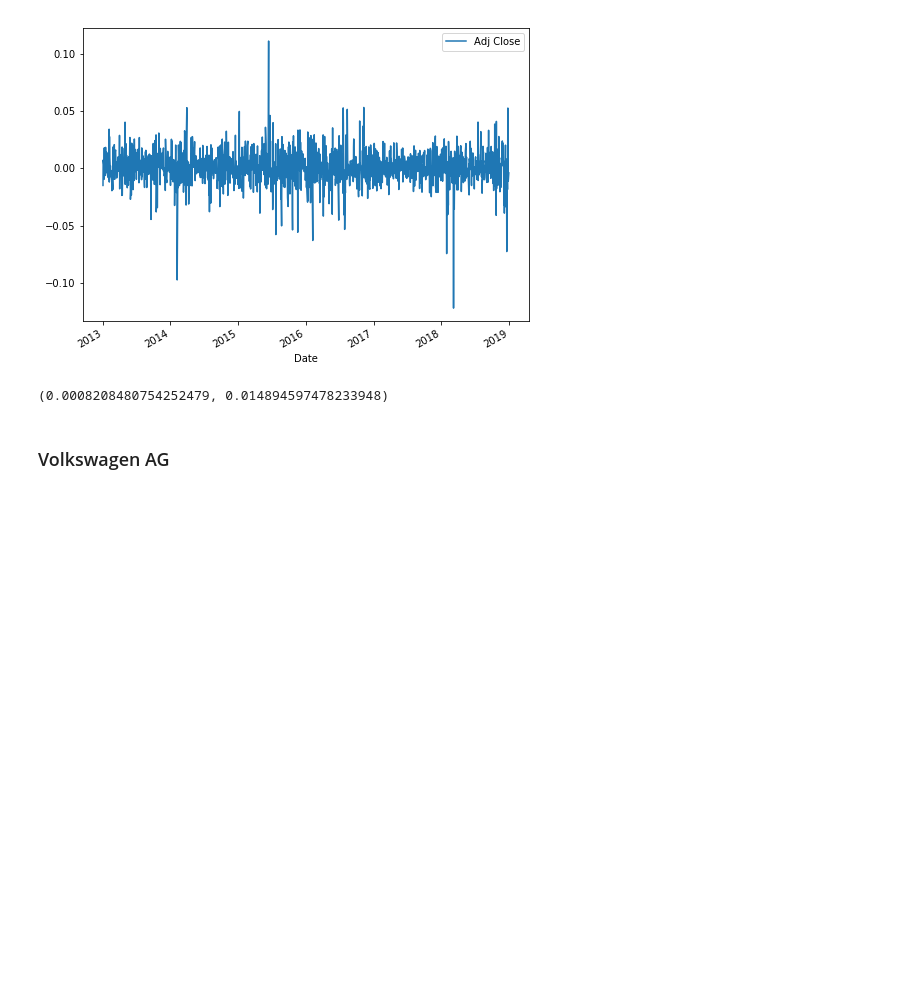
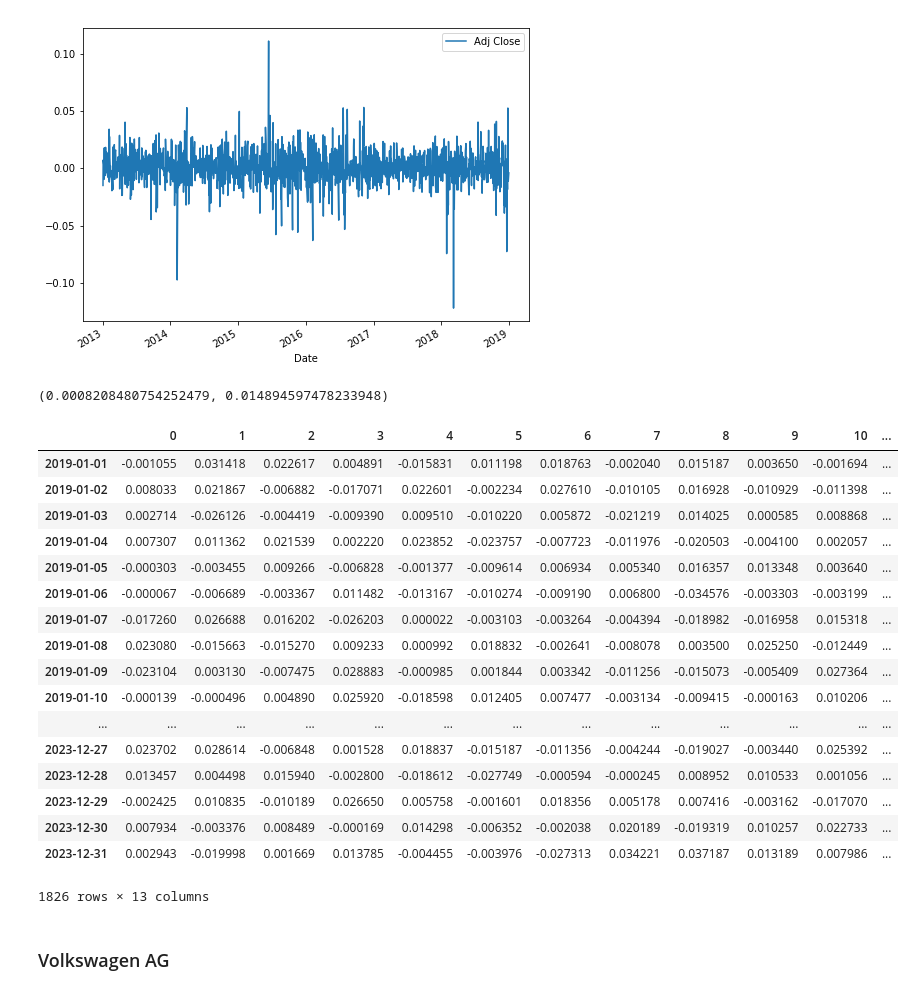
Before and after one commit to Miriam1999/Proyecto, a Jupyter notebook: Proyecto.ipynb, the cells around one changed output. Drawn from its saved outputs; the diff is of its cells as text; code cells hidden in the pictures; blank space fills up the shorter version.

```diff
--- a/Proyecto.ipynb
+++ b/Proyecto.ipynb
@@ -76,6 +76,31 @@ sigma=daily_returns.std().values[0]
 mu,sigma
 # %% [output]
 (0.0008208480754252479, 0.014894597478233948)
+# %%
+ndays=1826
+ntraj=13
+start_date="2019-01-01"
+simret=daily_ret_sim(mu,sigma,ndays,ntraj,start_date)
+simret
+# %% [output]
+|  | 0 | 1 | 2 | 3 | 4 | 5 | 6 | 7 | 8 | 9 | 10 | ... |
+| 2019-01-01 | -0.001055 | 0.031418 | 0.022617 | 0.004891 | -0.015831 | 0.011198 | 0.018763 | -0.002040 | 0.015187 | 0.003650 | -0.001694 | ... |
+| 2019-01-02 | 0.008033 | 0.021867 | -0.006882 | -0.017071 | 0.022601 | -0.002234 | 0.027610 | -0.010105 | 0.016928 | -0.010929 | -0.011398 | ... |
+| 2019-01-03 | 0.002714 | -0.026126 | -0.004419 | -0.009390 | 0.009510 | -0.010220 | 0.005872 | -0.021219 | 0.014025 | 0.000585 | 0.008868 | ... |
+| 2019-01-04 | 0.007307 | 0.011362 | 0.021539 | 0.002220 | 0.023852 | -0.023757 | -0.007723 | -0.011976 | -0.020503 | -0.004100 | 0.002057 | ... |
+| 2019-01-05 | -0.000303 | -0.003455 | 0.009266 | -0.006828 | -0.001377 | -0.009614 | 0.006934 | 0.005340 | 0.016357 | 0.013348 | 0.003640 | ... |
+| 2019-01-06 | -0.000067 | -0.006689 | -0.003367 | 0.011482 | -0.013167 | -0.010274 | -0.009190 | 0.006800 | -0.034576 | -0.003303 | -0.003199 | ... |
+| 2019-01-07 | -0.017260 | 0.026688 | 0.016202 | -0.026203 | 0.000022 | -0.003103 | -0.003264 | -0.004394 | -0.018982 | -0.016958 | 0.015318 | ... |
+| 2019-01-08 | 0.023080 | -0.015663 | -0.015270 | 0.009233 | 0.000992 | 0.018832 | -0.002641 | -0.008078 | 0.003500 | 0.025250 | -0.012449 | ... |
+| 2019-01-09 | -0.023104 | 0.003130 | -0.007475 | 0.028883 | -0.000985 | 0.001844 | 0.003342 | -0.011256 | -0.015073 | -0.005409 | 0.027364 | ... |
+| 2019-01-10 | -0.000139 | -0.000496 | 0.004890 | 0.025920 | -0.018598 | 0.012405 | 0.007477 | -0.003134 | -0.009415 | -0.000163 | 0.010206 | ... |
+| ... | ... | ... | ... | ... | ... | ... | ... | ... | ... | ... | ... | ... |
+| 2023-12-27 | 0.023702 | 0.028614 | -0.006848 | 0.001528 | 0.018837 | -0.015187 | -0.011356 | -0.004244 | -0.019027 | -0.003440 | 0.025392 | ... |
+| 2023-12-28 | 0.013457 | 0.004498 | 0.015940 | -0.002800 | -0.018612 | -0.027749 | -0.000594 | -0.000245 | 0.008952 | 0.010533 | 0.001056 | ... |
+| 2023-12-29 | -0.002425 | 0.010835 | -0.010189 | 0.026650 | 0.005758 | -0.001601 | 0.018356 | 0.005178 | 0.007416 | -0.003162 | -0.017070 | ... |
+| 2023-12-30 | 0.007934 | -0.003376 | 0.008489 | -0.000169 | 0.014298 | -0.006352 | -0.002038 | 0.020189 | -0.019319 | 0.010257 | 0.022733 | ... |
+| 2023-12-31 | 0.002943 | -0.019998 | 0.001669 | 0.013785 | -0.004455 | -0.003976 | -0.027313 | 0.034221 | 0.037187 | 0.013189 | 0.007986 | ... |
+1826 rows × 13 columns
 # %% [markdown]
 ### Volkswagen AG
 # %%
```
Also changed, not shown: parts of 9 cells of this notebook.
